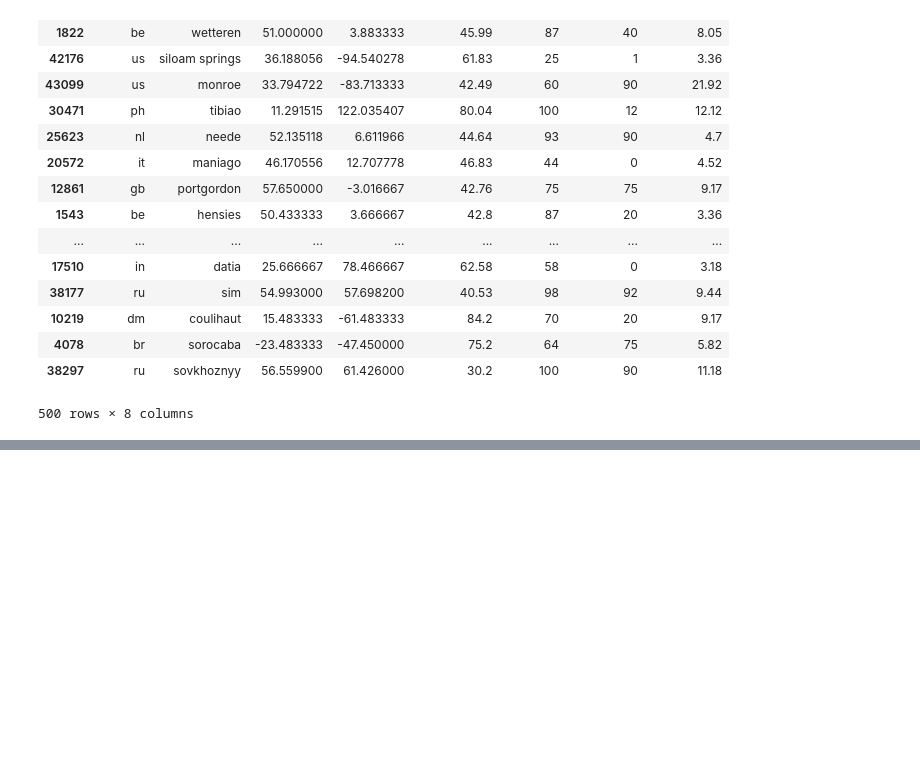
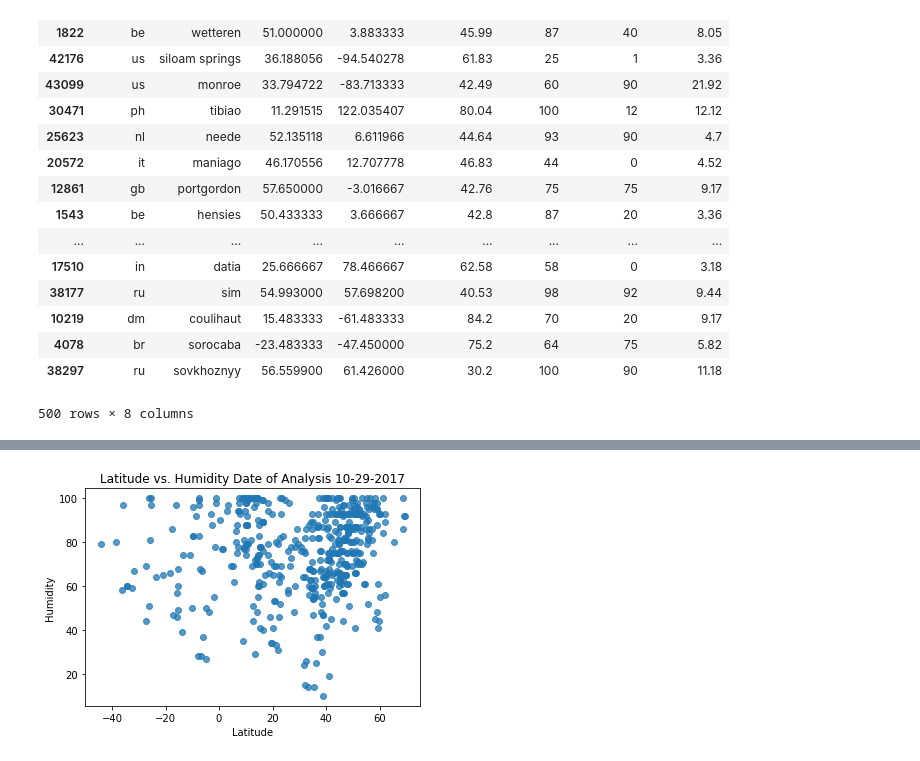
Before and after one commit to ENPlummer/WeatherPy, a Jupyter notebook: WeatherPy.ipynb, the cells around one changed output, grey strips where cells are left out. Saved outputs shown, nothing was run; the diff lists cells and outputs as text; code cells hidden in the pictures; blank space fills up the shorter version.

```diff
--- a/WeatherPy.ipynb
+++ b/WeatherPy.ipynb
@@ -148,0 +169,10 @@ selected_cities.to_csv("WorldWeatherData.csv", index=False)
+# %%
+plt.scatter(selected_cities["Latitude"],selected_cities["Humidity"], alpha = 0.75)
+
+plt.title("Latitude vs. Humidity Date of Analysis 10-29-2017")
+plt.xlabel("Latitude")
+plt.ylabel("Humidity")
+plt.savefig("Humidity.png")
+plt.show()
+# %% [output]
+[figure, added]
```
Also changed, not shown: parts of 9 cells of this notebook, 11 other files.
